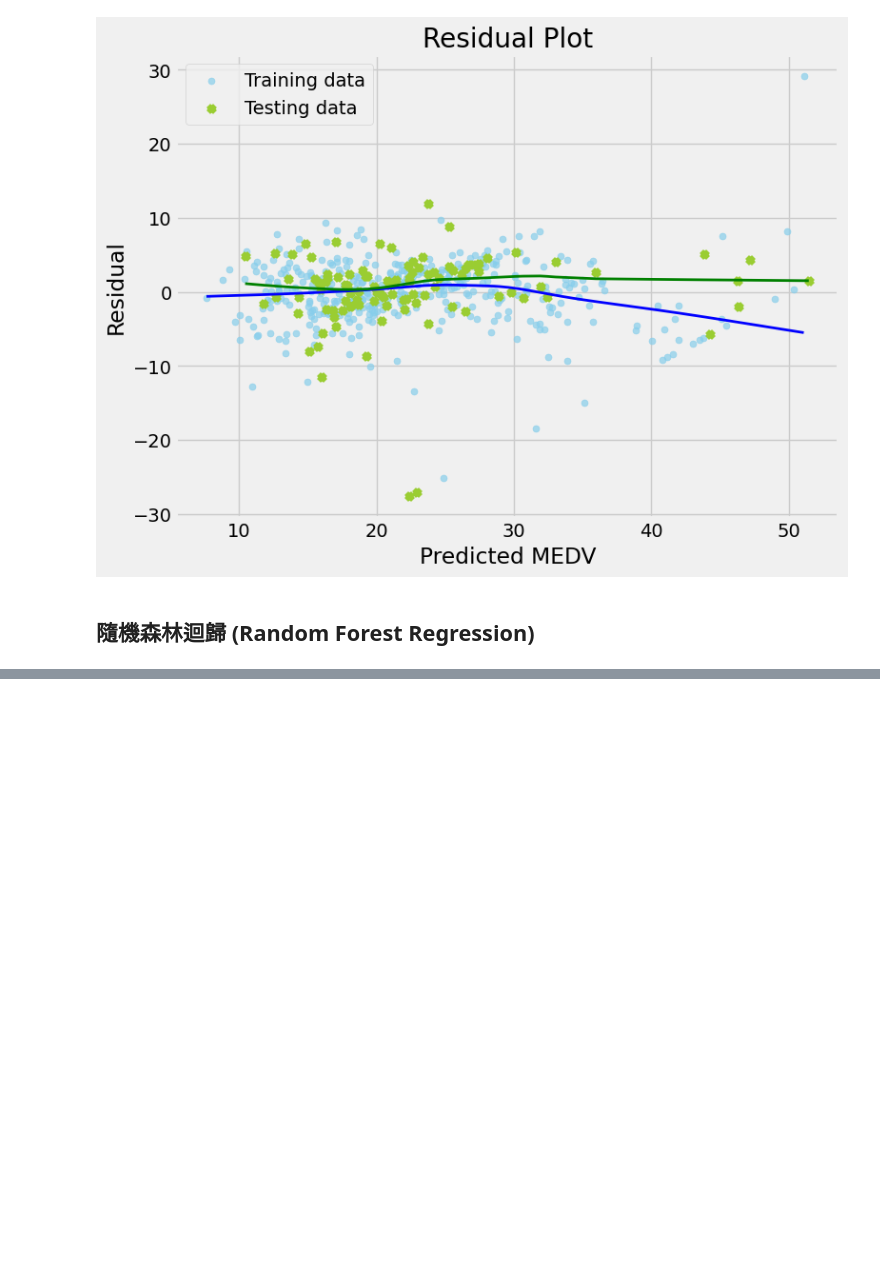
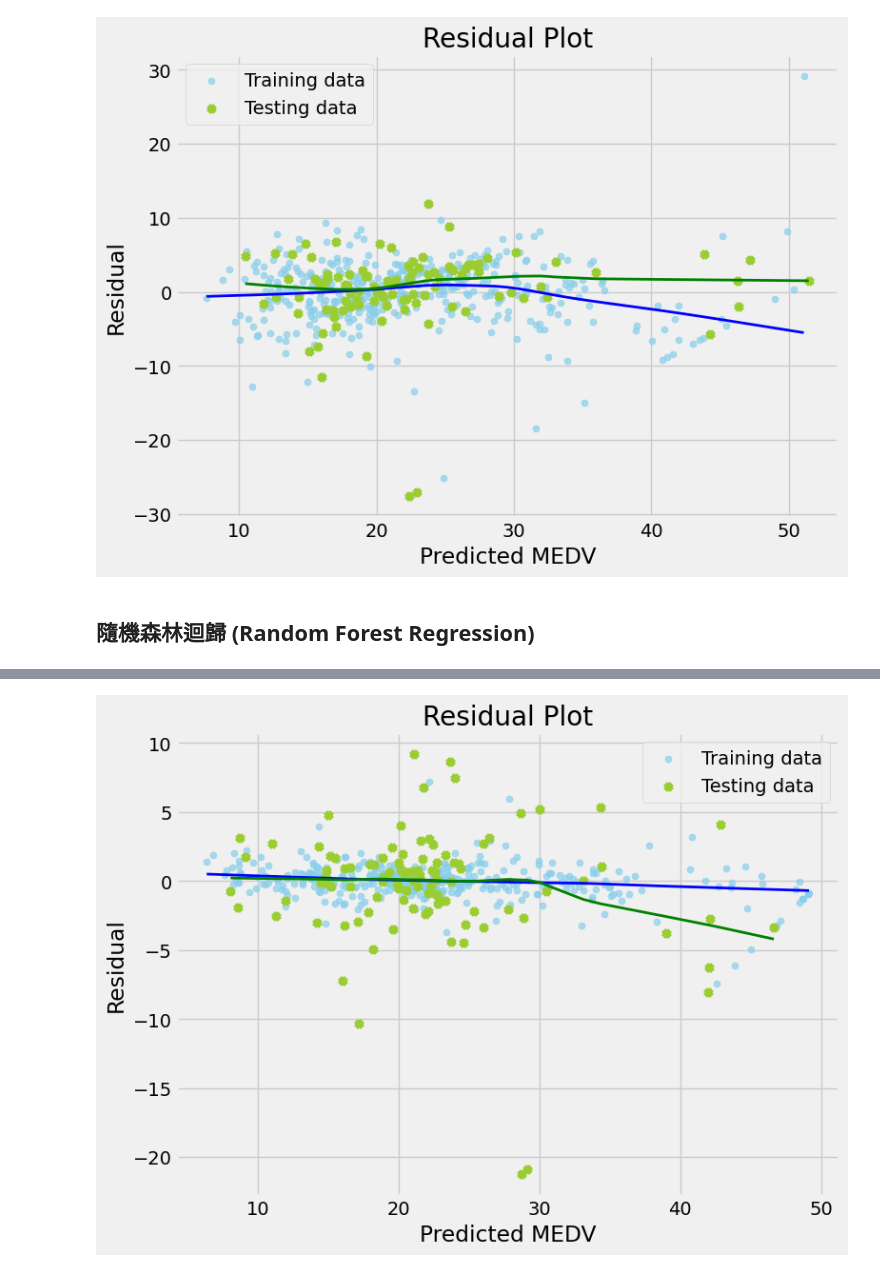
Before and after one commit to telunyang/python_machine_learning, a Jupyter notebook: 2/2.ipynb, the cells around one changed output, grey strips where cells are left out. Cells and saved outputs as stored; diff of their text form; code cells hidden in the pictures; blank space fills up the shorter version.

```diff
--- a/2/2.ipynb
+++ b/2/2.ipynb
@@ -1342,0 +1525,94 @@ R^2(test): 0.6529851164348724
+# %%
+from sklearn.ensemble import RandomForestRegressor
+
+# 取出特徵與標記
+X = df.drop('MEDV', axis=1)
+y = df['MEDV']
+
+# 分割訓練集與測試集
+X_train, X_test, y_train, y_test = train_test_split(
+    X,
+    y,
+    test_size=0.2,
+    random_state=0
+)
+
+# 建立隨機森林迴歸模型
+reg = RandomForestRegressor(
+    n_estimators=100,
+    criterion='squared_error',
+    random_state=0,
+    n_jobs=-1
+)
+
+# 訓練模型
+reg.fit(X_train, y_train)
+
+# 預測
+y_train_pred = reg.predict(X_train)
+y_test_pred = reg.predict(X_test)
+
+# 計算調整後的 R^2 分數
+def adj_r2(r2, n, p):
+    return 1 - (1 - r2) * (n - 1) / (n - p - 1)
+
+# 計算訓練資料集的 Adj. R^2
+r2_train = adj_r2(
+    r2_score(y_train, y_train_pred), # R^2
+    X.shape[0], # 資料筆數
+    X.shape[1] # 特徵數量
+)
+print('R^2(train):', r2_train)
+
+# 計算測試資料集的 Adj. R^2
+r2_test = adj_r2(
+    r2_score(y_test, y_test_pred), # R^2
+    X.shape[0], # 資料筆數
+    X.shape[1] # 特徵數量
+)
+print('R^2(test):', r2_test)
+
+# 計算殘差
+y_train_resid = y_train_pred - y_train
+y_test_resid = y_test_pred - y_test
+
+# 畫出殘差圖
+plt.figure(figsize=(8, 6))
+
+# 訓練資料集殘差散佈圖
+plt.scatter(
+    y_train_pred,
+    y_train_resid,
+    color='skyblue',
+    label='Training data',
+    s=25,
+    alpha=0.7
+)
+
+# 計算訓練資料集殘差的 LOWESS 曲線
+lowess_train = lowess(y_train_resid, y_train_pred, frac=0.8)
+plt.plot(lowess_train[:, 0], lowess_train[:, 1], color='b', lw=2)
+
+# 測試資料集殘差散佈圖
+plt.scatter(
+    y_test_pred,
+    y_test_resid,
+    color='yellowgreen',
+    label='Testing data',
+    s=25,
+    marker='x'
+)
+
+# 計算測試資料集殘差的 LOWESS 曲線
+lowess_test = lowess(y_test_resid, y_test_pred, frac=0.8)
+plt.plot(lowess_test[:, 0], lowess_test[:, 1], color='g', lw=2)
+
+# 添加圖例和標籤
+plt.legend()
+plt.xlabel('Predicted MEDV')
+plt.ylabel('Residual')
+plt.title('Residual Plot')
+
+# 顯示圖表
+plt.show()
+# %% [output]
@@ -1342,0 +1621 @@ R^2(test): 0.6529851164348724
+[figure, added]
```
Also changed, not shown: parts of 34 cells of this notebook.
